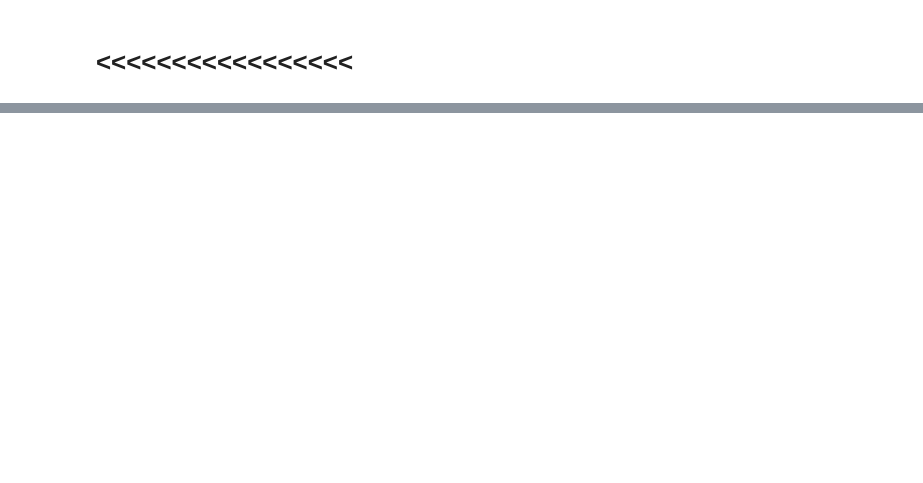
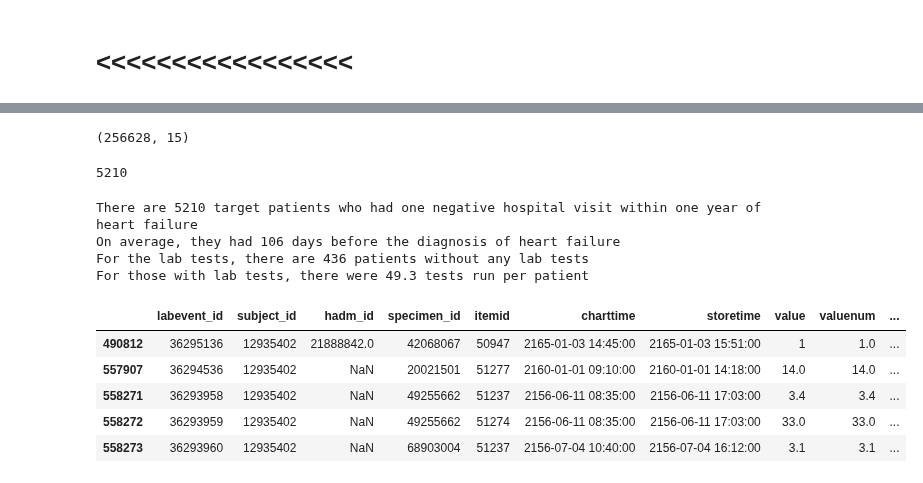
Before and after one commit to brandoncryu/disease_prediction, a Jupyter notebook: Predict_Future.ipynb, the cells around one changed output, grey strips where cells are left out. Cells and saved outputs as stored; diff of their text form; code cells hidden in the pictures; blank space fills up the shorter version.

```diff
--- a/Predict_Future.ipynb
+++ b/Predict_Future.ipynb
@@ -172,0 +243,5 @@ There are 21137 subjects with CHF, and 11678 subjects with CHF that had at least
+# %%
+# select group of interest (< 1 year before diagnosis)
+
+prev_adm1 = prev_adm[prev_adm.time_delta < pd.to_timedelta('365 days')]
+prev_adm1.head()
@@ -172,0 +256,32 @@ There are 21137 subjects with CHF, and 11678 subjects with CHF that had at least
+# %%
+# look for labs from visit right before CHF
+
+# load lab tests
+lab_events_final = pd.read_pickle("lab_events_final.pkl")
+lab_events = lab_events_final[lab_events_final.subject_id.isin(prev_adm1.subject_id)]
+lab_events.shape
+# %% [output]
+(256628, 15)
+# %%
+prev_adm1.shape
+# %% [output]
+5210
+# %%
+print('There are %i target patients who had one negative hospital visit within one year of heart failure' % prev_adm1.shape[0])
+print('On average, they had %i days before the diagnosis of heart failure' % prev_adm1.time_delta.dt.days.mean())
+print('For the lab tests, there are %i patients without any lab tests' % (prev_adm1.shape[0] - lab_events_final.subject_id.nunique()))
+print('For those with lab tests, there were %.1f tests run per patient' % (lab_events_final[lab_events_final.subject_id.isin(prev_adm1.subject_id)].shape[0]/prev_adm1.shape[0]))
+# %% [output]
+There are 5210 target patients who had one negative hospital visit within one year of heart failure
+On average, they had 106 days before the diagnosis of heart failure
+For the lab tests, there are 436 patients without any lab tests
+For those with lab tests, there were 49.3 tests run per patient
+# %%
+lab_events.head()
+# %% [output]
+|  | labevent_id | subject_id | hadm_id | specimen_id | itemid | charttime | storetime | value | valuenum | ... |
+| 490812 | 36295136 | 12935402 | 21888842.0 | 42068067 | 50947 | 2165-01-03 14:45:00 | 2165-01-03 15:51:00 | 1 | 1.0 | ... |
+| 557907 | 36294536 | 12935402 | NaN | 20021501 | 51277 | 2160-01-01 09:10:00 | 2160-01-01 14:18:00 | 14.0 | 14.0 | ... |
+| 558271 | 36293958 | 12935402 | NaN | 49255662 | 51237 | 2156-06-11 08:35:00 | 2156-06-11 17:03:00 | 3.4 | 3.4 | ... |
+| 558272 | 36293959 | 12935402 | NaN | 49255662 | 51274 | 2156-06-11 08:35:00 | 2156-06-11 17:03:00 | 33.0 | 33.0 | ... |
+| 558273 | 36293960 | 12935402 | NaN | 68903004 | 51237 | 2156-07-04 10:40:00 | 2156-07-04 16:12:00 | 3.1 | 3.1 | ... |
```
Also changed, not shown: parts of 18 cells of this notebook.
